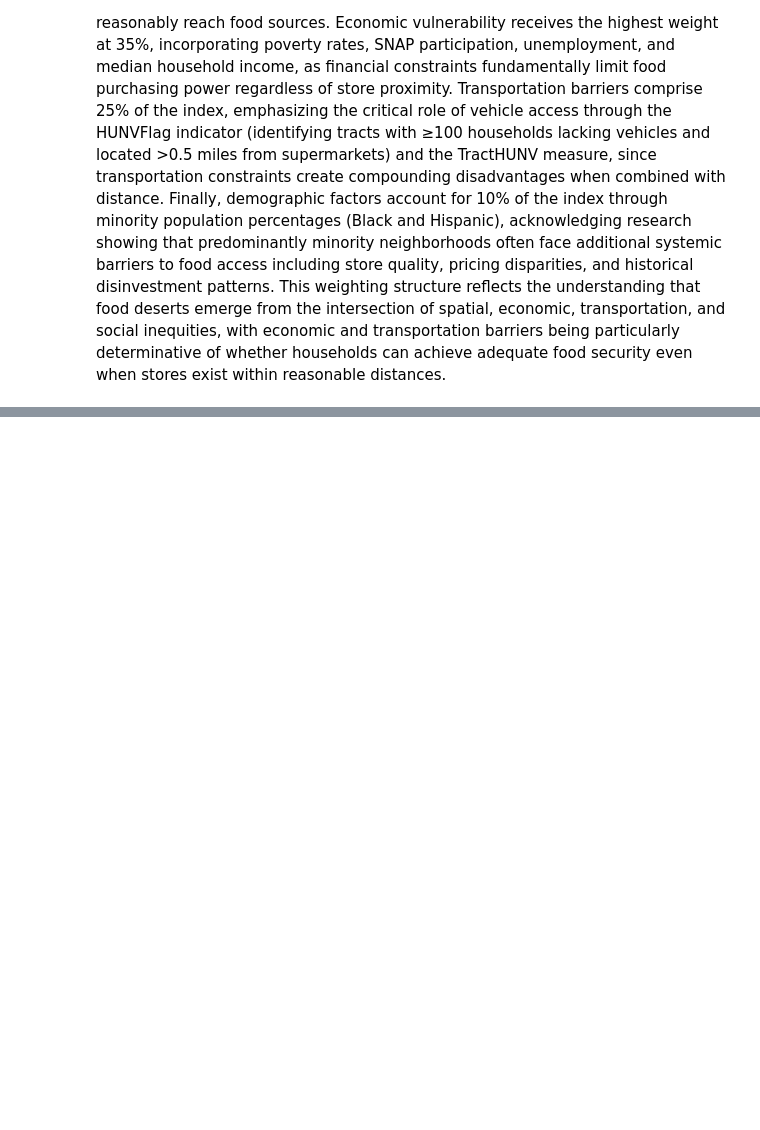
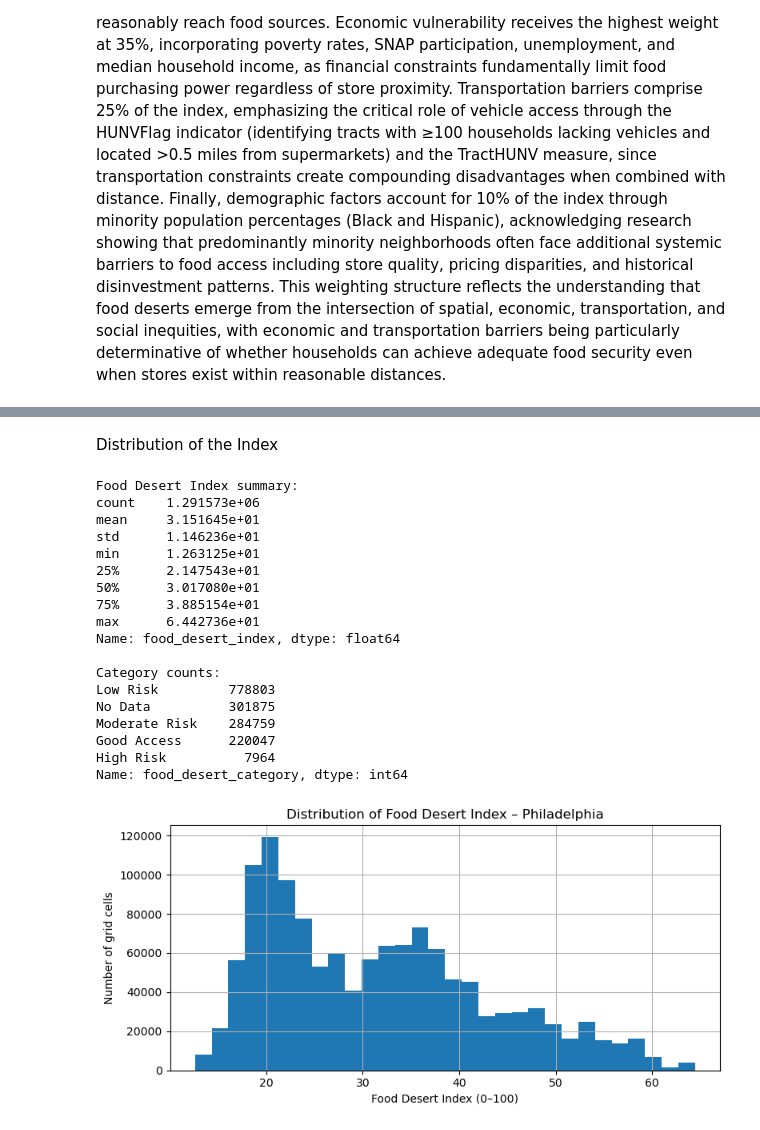
Before and after one commit to wenshaoting6-ui/MUSA-5500-Final-Project, a Jupyter notebook: Code.ipynb, the cells around one changed output, grey strips where cells are left out. Saved outputs shown, nothing was run; the diff lists cells and outputs as text; code cells hidden in the pictures; blank space fills up the shorter version.

```diff
--- a/Code.ipynb
+++ b/Code.ipynb
@@ -5,13 +5,14 @@ import geopandas as gpd
 import pandas as pd
 from shapely.geometry import Point, box
 import osmnx as ox
+from pathlib import Path
 
-foodatlas=pd.read_csv("data\Food Access Research Atlas.csv")
-snap = pd.read_csv("data\Historical SNAP Retailer Locator Data 2004-2024.csv",
+foodatlas=pd.read_csv("data/Food Access Research Atlas.csv")
+snap = pd.read_csv("data/Historical SNAP Retailer Locator Data 2004-2024.csv",
                    encoding='utf-8',
                    encoding_errors='replace')
-place=gpd.read_file("data\PLACES__Census_Tract_Data_(GIS_Friendly_Format),_2024_release_20251126.geojson")
-philly=gpd.read_file("data\City_Limits.geojson")
+place=gpd.read_file("data/PLACES__Census_Tract_Data_(GIS_Friendly_Format),_2024_release_20251126.geojson")
+philly=gpd.read_file("data/City_Limits.geojson")
 # %% [markdown]
 Filter and reproject the data
 # %%
@@ -421,13 +431,13 @@ grid_clean['food_desert_index'] = (
 def classify_food_desert(row):
     if pd.isna(row['food_desert_index']):
         return 'No Data'
-    elif row['food_desert_index'] >= 70:
+    elif row['food_desert_index'] >= 80:
         return 'Severe Food Desert'
-    elif row['food_desert_index'] >= 50:
+    elif row['food_desert_index'] >= 60:
         return 'High Risk'
-    elif row['food_desert_index'] >= 30:
+    elif row['food_desert_index'] >= 40:
         return 'Moderate Risk'
-    elif row['food_desert_index'] >= 15:
+    elif row['food_desert_index'] >= 20:
         return 'Low Risk'
     else:
         return 'Good Access'
@@ -546,0 +578,40 @@ print(f"Exported grid with food desert index to: {geojson_path}")
+# %% [markdown]
+Distribution of the Index
+# %%
+import matplotlib.pyplot as plt
+
+# Basic summary of the index and categories
+print("Food Desert Index summary:")
+print(grid_clean["food_desert_index"].describe())
+
+print("\nCategory counts:")
+print(grid_clean["food_desert_category"].value_counts())
+
+# Histogram of the index
+fig, ax = plt.subplots(figsize=(8, 4))
+grid_clean["food_desert_index"].hist(bins=30, ax=ax)
+ax.set_xlabel("Food Desert Index (0–100)")
+ax.set_ylabel("Number of grid cells")
+ax.set_title("Distribution of Food Desert Index – Philadelphia")
+plt.tight_layout()
+plt.show()
+# %% [output]
+Food Desert Index summary:
+count    1.291573e+06
+mean     3.151645e+01
+std      1.146236e+01
+min      1.263125e+01
+25%      2.147543e+01
+50%      3.017080e+01
+75%      3.885154e+01
+max      6.442736e+01
+Name: food_desert_index, dtype: float64
+
+Category counts:
+Low Risk         778803
+No Data          301875
+Moderate Risk    284759
+Good Access      220047
+High Risk          7964
+Name: food_desert_category, dtype: int64
+[figure, added]
```
Also changed, not shown: parts of 16 cells of this notebook, 3 other files.
